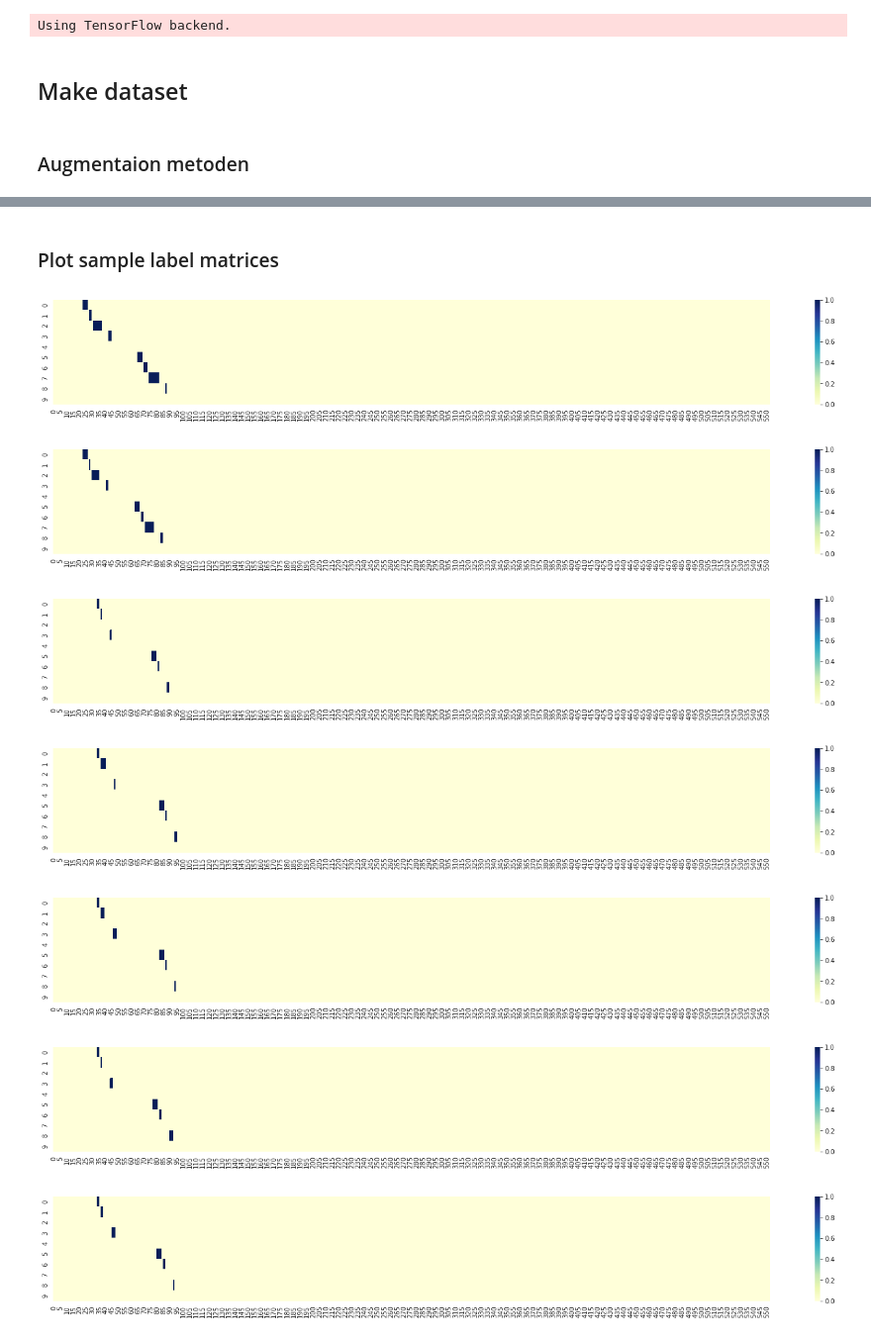
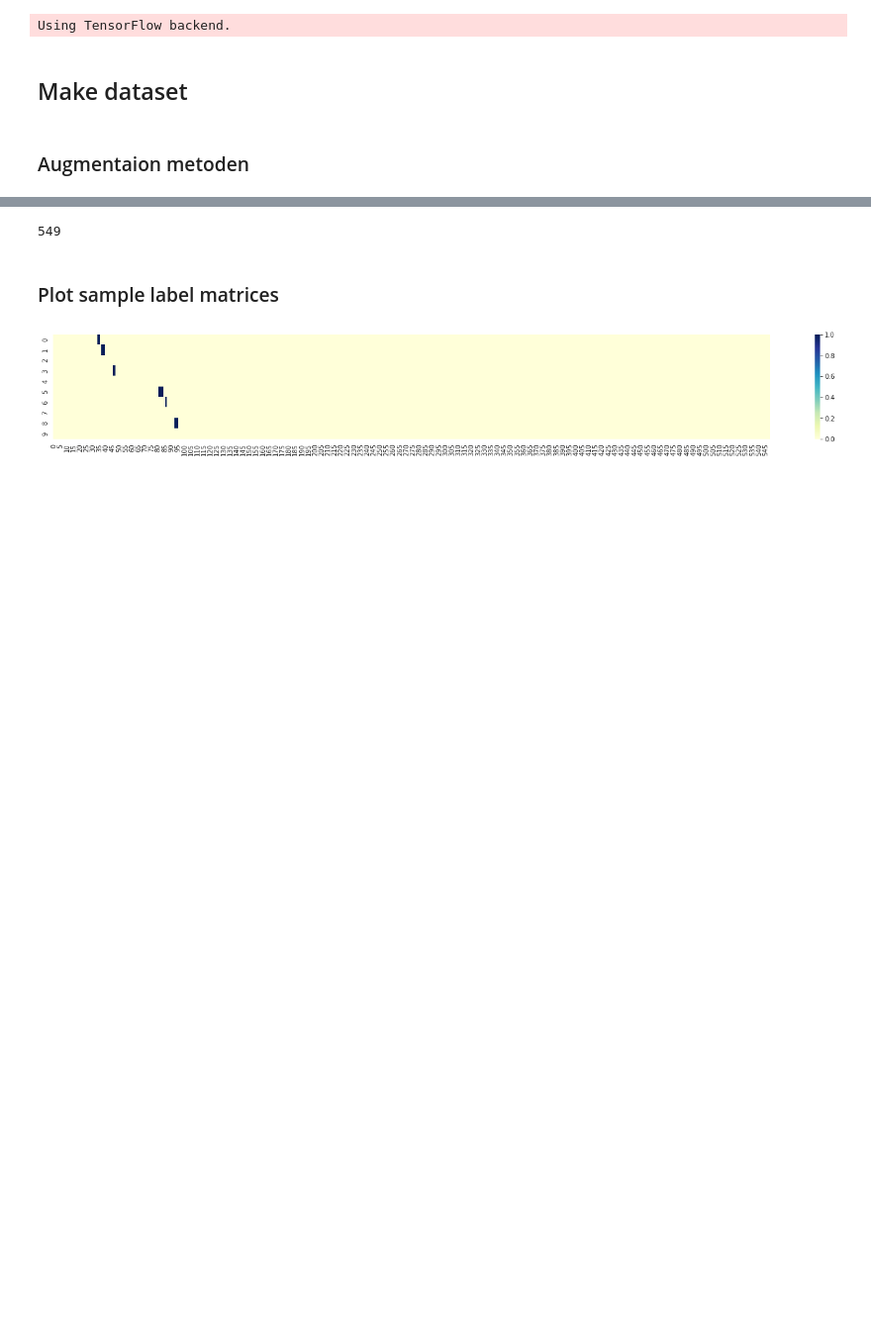
Before and after one commit to nemoware/analyser, a Jupyter notebook: augmentation_NER_Matcher_(TF).ipynb, the cells around one changed output, grey strips where cells are left out. Shown at 99% size. Drawn from its saved outputs; the diff is of its cells as text; code cells hidden in the pictures; blank space fills up the shorter version.

```diff
--- a/augmentation_NER_Matcher_(TF).ipynb
+++ b/augmentation_NER_Matcher_(TF).ipynb
@@ -555,16 +540,13 @@ _longest_len 553
 # %%
 TEST_TOKENS = tokenize_text( preprocess_contract(contracts['/content/gdrive/My Drive/GazpromOil/Contracts/Договор_ООО Зодчий_25 млн.$.docx']))
+print(_longest_len)
+# %% [output]
+549
 # %% [markdown]
 ### Plot sample label  matrices
 # %%
-for m in _LABELS[3:10]:
+for m in _LABELS[9:10]:
   plot_matrix(m)
 # %% [output]
-[figure, old version]
+[figure, new version]
-[figure, removed]
-[figure, removed]
-[figure, removed]
-[figure, removed]
-[figure, removed]
-[figure, removed]
 # %% [markdown]
```
Also changed, not shown: parts of 30 cells of this notebook.
